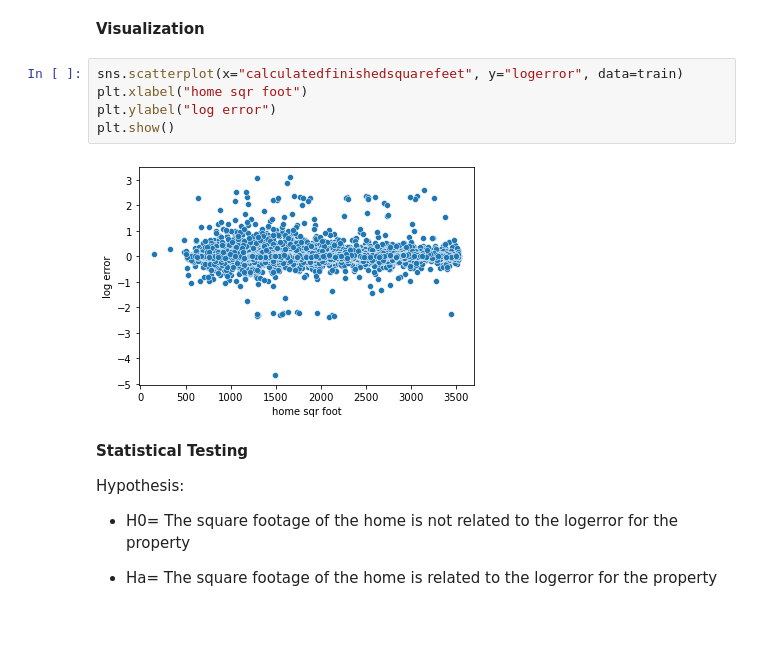
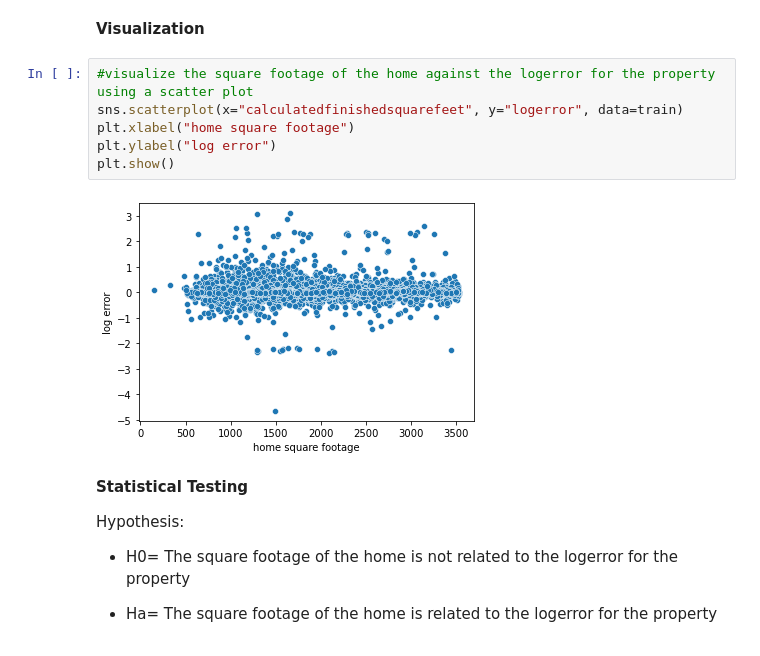
Before and after one commit to NSharick/clustering-project, a Jupyter notebook: final_report_clustering_project.ipynb, the cells around one changed output. Cells and saved outputs as stored; diff of their text form.

```diff
--- a/final_report_clustering_project.ipynb
+++ b/final_report_clustering_project.ipynb
@@ -83,12 +90,13 @@ Reading from csv file...
 # %% [markdown]
 **Visualization**
 # %%
+#visualize the square footage of the home against the logerror for the property using a scatter plot
 sns.scatterplot(x="calculatedfinishedsquarefeet", y="logerror", data=train)
-plt.xlabel("home sqr foot")
+plt.xlabel("home square footage")
 plt.ylabel("log error")
 plt.show()
 # %% [output]
-[figure, old version]
+[figure, new version]
 # %% [markdown]
 **Statistical Testing**
 
```
Also changed, not shown: parts of 27 cells of this notebook.
